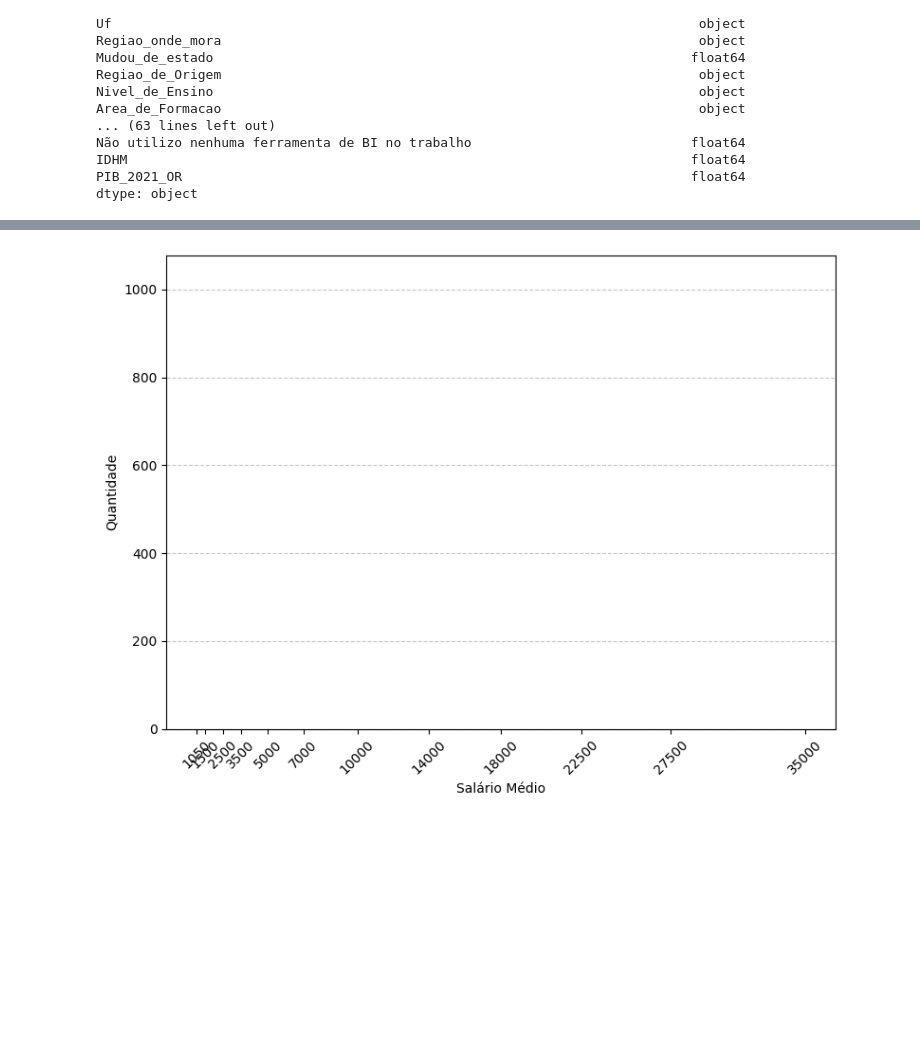
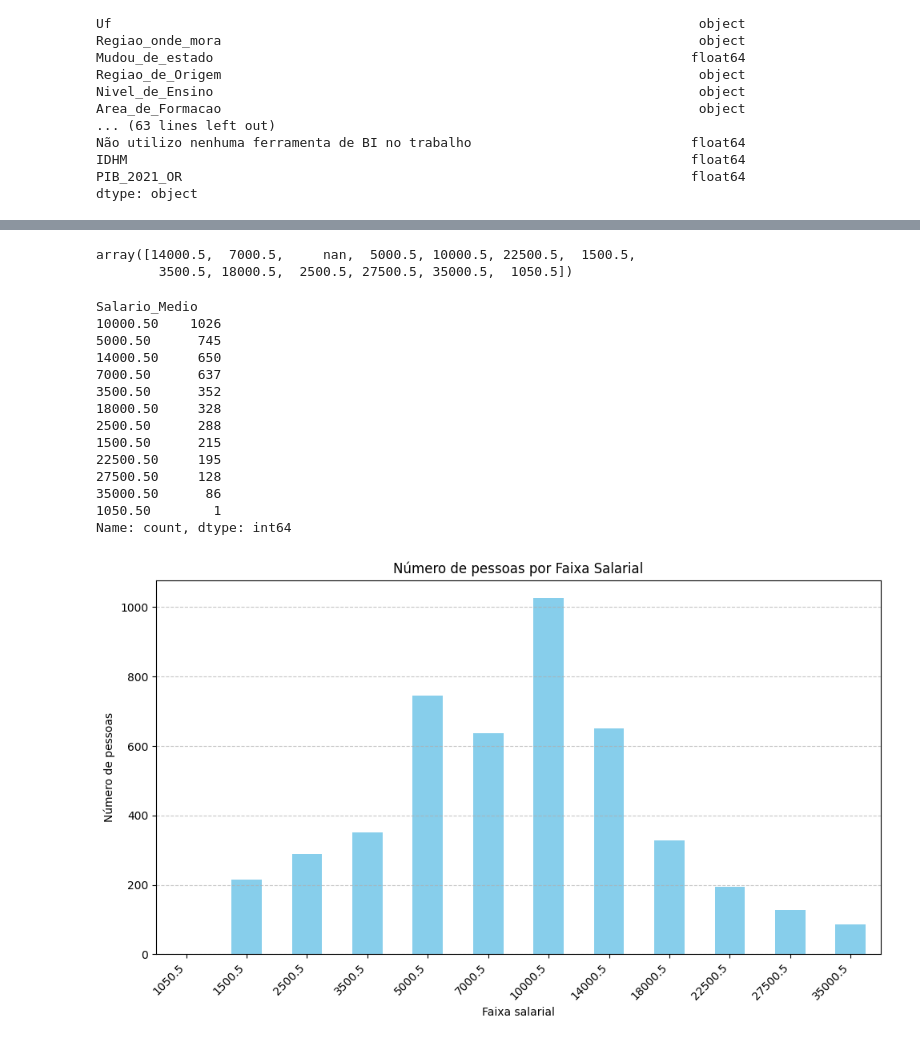
Before and after one commit to antonioaugusto-tech/ppl-cd-pcd-sist-int-2025-1-grupo-5-Salarios-de-Profissionais, a Jupyter notebook: src/hip_ferramentas_salario.ipynb, the cells around one changed output, grey strips where cells are left out. Cells and saved outputs as stored; diff of their text form; code cells hidden in the pictures; blank space fills up the shorter version.

Commit message:
[Sprint 2] Salário médio e ferramentas correspondentes - Refs #4

```diff
--- a/src/hip_ferramentas_salario.ipynb
+++ b/src/hip_ferramentas_salario.ipynb
@@ -72,14 +85,40 @@ dtype: object
+# %%
+# Dados únicos do DataFrame de salário médio
+df_original['Salario_Medio'].unique()
+# %% [output]
+array([14000.5,  7000.5,     nan,  5000.5, 10000.5, 22500.5,  1500.5,
+        3500.5, 18000.5,  2500.5, 27500.5, 35000.5,  1050.5])
+# %%
+# Quantidade de valores por salário médio
+df_original['Salario_Medio'].value_counts()
+# %% [output]
+Salario_Medio
+10000.50    1026
+5000.50      745
+14000.50     650
+7000.50      637
+3500.50      352
+18000.50     328
+2500.50      288
+1500.50      215
+22500.50     195
+27500.50     128
+35000.50      86
+1050.50        1
+Name: count, dtype: int64
 # %%
-val_unico_salario = df_original['Salario_Medio'].value_counts().sort_index()
-plt.figure(figsize=(8,6))
-plt.bar(val_unico_salario.index, val_unico_salario.values, color='skyblue')
-plt.xlabel('Salário Médio')
-plt.ylabel('Quantidade')
-plt.xticks(val_unico_salario.index, rotation=45)
+# Plot número de pessoas por faixa salarial
+contagem_faixas = df_original['Salario_Medio'].value_counts() # Conta ocorrências de cada faixa salarial
+contagem_faixas = contagem_faixas.sort_index() # Ordenação das faixas salariais
+
+plt.figure(figsize=(10, 6))
+contagem_faixas.plot(kind='bar', color='skyblue')
+plt.title('Número de pessoas por Faixa Salarial')
+plt.xlabel('Faixa salarial')
+plt.ylabel('Número de pessoas')
+plt.xticks(rotation=45, ha='right')
 plt.grid(axis='y', linestyle='--', alpha=0.7)
-
-# Mostre o gráfico
-plt.tight_layout()
+plt.tight_layout()  # Evitar sobreposição
 plt.show()
 # %% [output]
-[figure, old version]
+[figure, new version]
```
Also changed, not shown: parts of 3 cells of this notebook.
